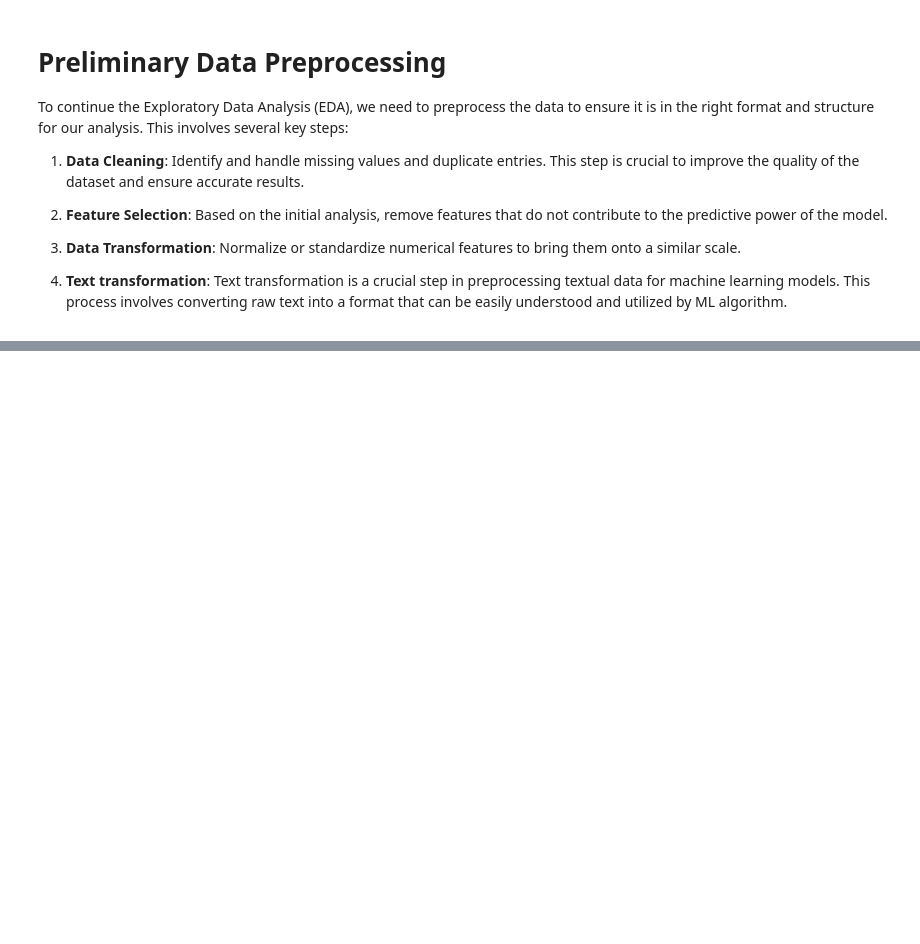
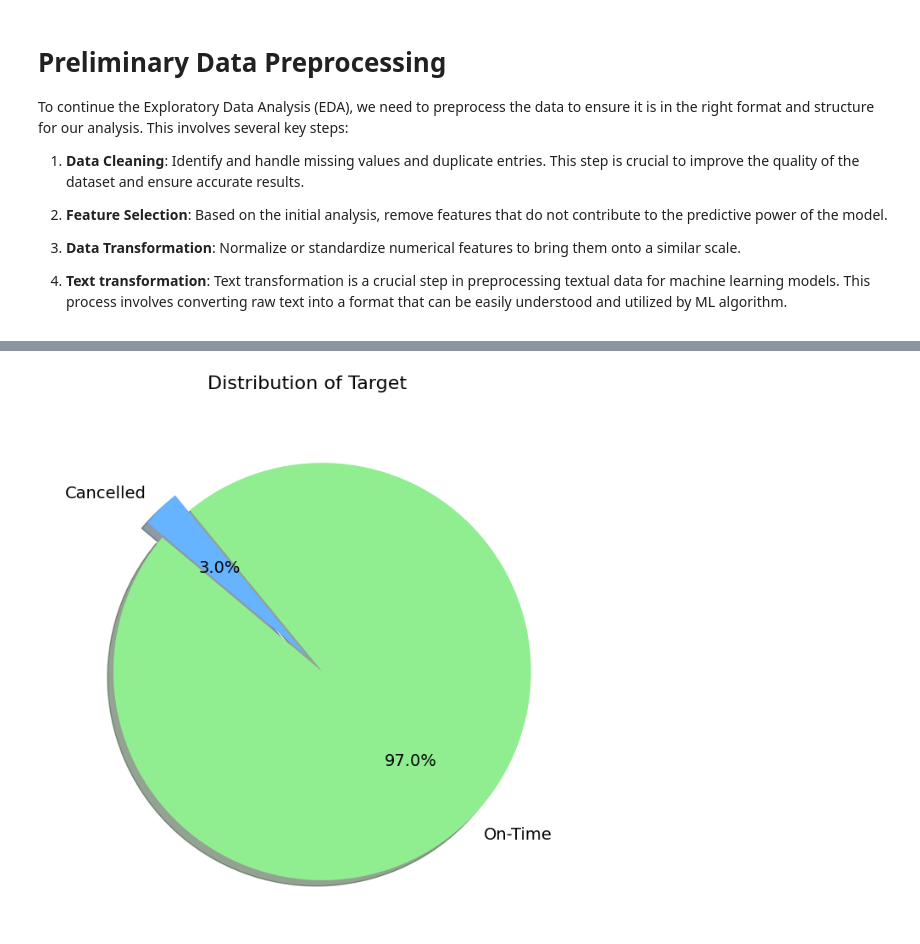
Before and after one commit to IVproger/MLops-project, a Jupyter notebook: notebooks/data_analysis.ipynb, the cells around one changed output, grey strips where cells are left out. Cells and saved outputs as stored; diff of their text form; code cells hidden in the pictures; blank space fills up the shorter version.

```diff
--- a/notebooks/data_analysis.ipynb
+++ b/notebooks/data_analysis.ipynb
@@ -342,0 +361,14 @@ df.head()
+# %%
+target_counts = df["Target"].value_counts()
+labels = ['Cancelled' if label == 1 else 'On-Time' for label in target_counts.index]
+
+plt.figure(figsize=(8, 8))
+plt.pie(target_counts, labels=labels, autopct='%1.1f%%', startangle=140,
+        colors=['lightgreen','#66b3ff'],
+        explode=(0.1, 0),
+        shadow=True,
+        textprops={'fontsize': 14, 'color': '#040204'})
+plt.title('Distribution of Target', fontsize=16, color='#040204')
+plt.show()
+# %% [output]
+[figure, added]
```
Also changed, not shown: parts of 19 cells of this notebook, 2 other files.
